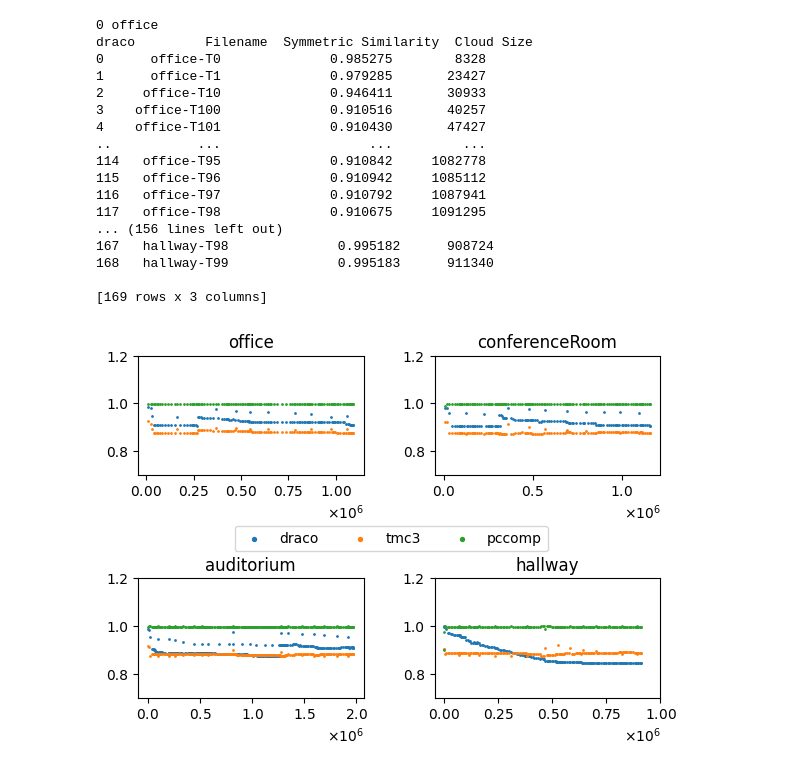
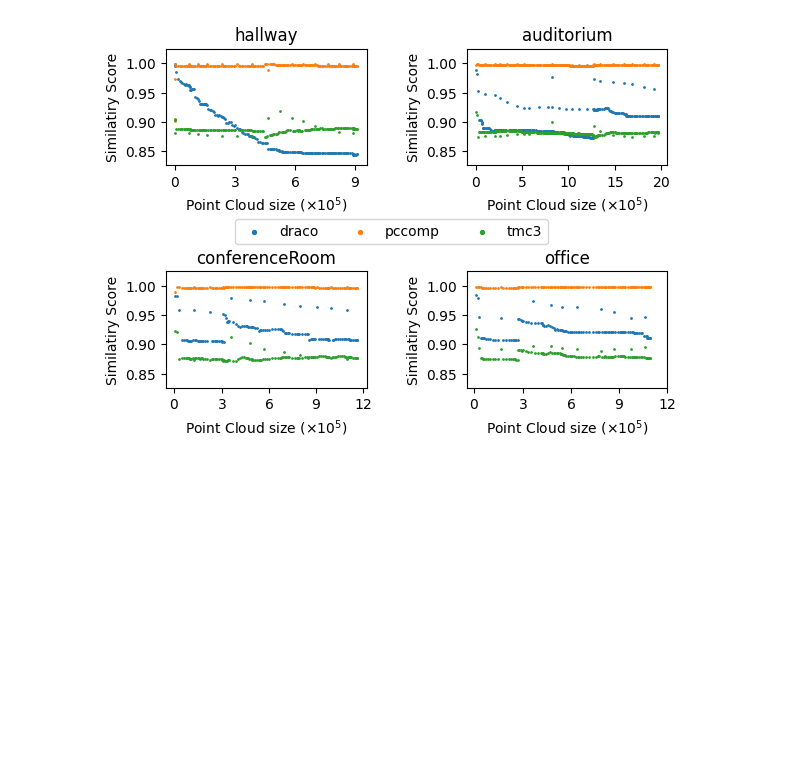
Before and after one commit to lupeterm/pc-compression, a Jupyter notebook: plot.ipynb, the cells around one changed output. Drawn from its saved outputs; the diff is of its cells as text; code cells hidden in the pictures; blank space fills up the shorter version.

```diff
--- a/plot.ipynb
+++ b/plot.ipynb
@@ -26,4 +46,4 @@ def gather_dfs(scene: str):
 # %%
-qual_data, sim_data = gather_dfs(scene)
+qual_data, sim_data = gather_dfs_local()
 sim_data
 # %% [output]
@@ -51,9 +68,10 @@ len(x)
 def gather_all():
     qual_data = dict()
     sims_data = dict()
-    for scene in os.listdir(FIN_PATH):
-        qual_data[scene], sims_data[scene] = gather_dfs(scene)
+    for scene in scenes:
+        qual_data[scene], sims_data[scene] = gather_dfs_local(scene)
     return qual_data, sims_data
 
 
 scene_qual_data, scene_sim_data = gather_all()
+scene_sim_data
@@ -96,19 +112,20 @@ for algorithm, df in algo_all.items():
     enc_size = df["enc_file_size_bits"]/8000
     time_enc = df["time_enc_ns"]/10**9
     time_dec = df["time_dec_ns"]/10**9
-    points = df["num_points"]
+    points = df["num_points"] / 10**5
     l = axs[0, 0].scatter(points, enc_size, s=1)
     ls.append(l)
-    axs[0, 0].set_title("Encoded File Size (kb)")
+    axs[0, 0].set_ylabel("Encoded File Size (kb)")
     axs[0, 1].scatter(points, time_enc, s=1)
-    axs[0, 1].set_title("Encoding Time (s)")
+    axs[0, 1].set_ylabel("Encoding Time (s)")
     axs[1, 0].scatter(points, time_dec, s=1)
-    axs[1, 0].set_title("Decoding Time (s)")
+    axs[1, 0].set_ylabel("Decoding Time (s)")
     axs[1, 1].scatter(points, bpps, s=1, label=algorithm)
-    axs[1, 1].set_title("Bits per Point")
-for ax in axs:
-    for axx in ax:
-        axx.xaxis.set_major_formatter(mtick.ScalarFormatter(useMathText=True))
+    axs[1, 1].set_ylabel("Bits per Point")
+    axs[1, 1].set_ylim(0, 20)
+for ax in axs.flat:
+    ax.set_xlabel("Point Cloud size ($\\times 10^5$)")
+    ax.xaxis.set_major_formatter(mtick.ScalarFormatter(useMathText=True))
 lgnd = fig.legend(ls, algorithms, loc="center", ncols=(3))
 for handle in lgnd.legend_handles:
     handle.set_sizes([8.0])
@@ -122,40 +136,30 @@ plt.show()
 # %%
 fig, axs = plt.subplots(2, 2, constrained_layout = True)
-scenes = list(os.listdir(FIN_PATH))
 ls = []
 for i, scene in enumerate(scenes):
     for algo, df in scene_sim_data[scene].items():
         similarity = df["Symmetric Similarity"]
-        cloud_size = df["Cloud Size"]
-        l = axs.flat[i].scatter(cloud_size, similarity, s=1, label="draco")
+        cloud_size = df["Cloud Size"] / 10**5
+        l = axs.flat[i].scatter(cloud_size, similarity, s=1)
         ls.append(l)
-        axs.flat[i].set_ylim([0.7, 1.2])
         if scene == "hallway":
-            axs.flat[i].set_xticks([0.0, 0.25*10**6, 0.5*10**6, 0.75*10**6, 1.0*10**6])
+            axs.flat[i].set_xticks([0, 3, 6,  9])
+        if scene == "auditorium":
+            axs.flat[i].set_xticks([0, 5, 10, 15, 20])
+        if scene == "office":
+            axs.flat[i].set_xticks([0, 3, 6,  9, 12])
+        if scene == "conferenceRoom":
+            axs.flat[i].set_xticks([0, 3, 6, 9, 12])
+        axs.flat[i].set_ylim([0.825, 1.025])
+        axs.flat[i].set_xlabel("Point Cloud size ($\\times 10^5$)")
         axs.flat[i].xaxis.set_major_formatter(mtick.ScalarFormatter(useMathText=True))
         axs.flat[i].set_title(scene)
+        axs.flat[i].set_ylabel("Similatiry Score")
 lgnd = fig.legend(ls, algorithms, loc="center", ncols=(3))
 for handle in lgnd.legend_handles:
     handle.set_sizes([8.0])
 fig.tight_layout(pad=2.5)
 
 plt.show()
 # %% [output]
-0 office
-draco         Filename  Symmetric Similarity  Cloud Size
-0      office-T0              0.985275        8328
-1      office-T1              0.979285       23427
-2     office-T10              0.946411       30933
-3    office-T100              0.910516       40257
-4    office-T101              0.910430       47427
-..           ...                   ...         ...
-114   office-T95              0.910842     1082778
-115   office-T96              0.910942     1085112
-116   office-T97              0.910792     1087941
-117   office-T98              0.910675     1091295
-... (156 lines left out)
-167   hallway-T98              0.995182      908724
-168   hallway-T99              0.995183      911340
-
-[169 rows x 3 columns]
-[figure, old version]
+[figure, new version]
```
Also changed, not shown: parts of 8 cells of this notebook, 3 other files.
